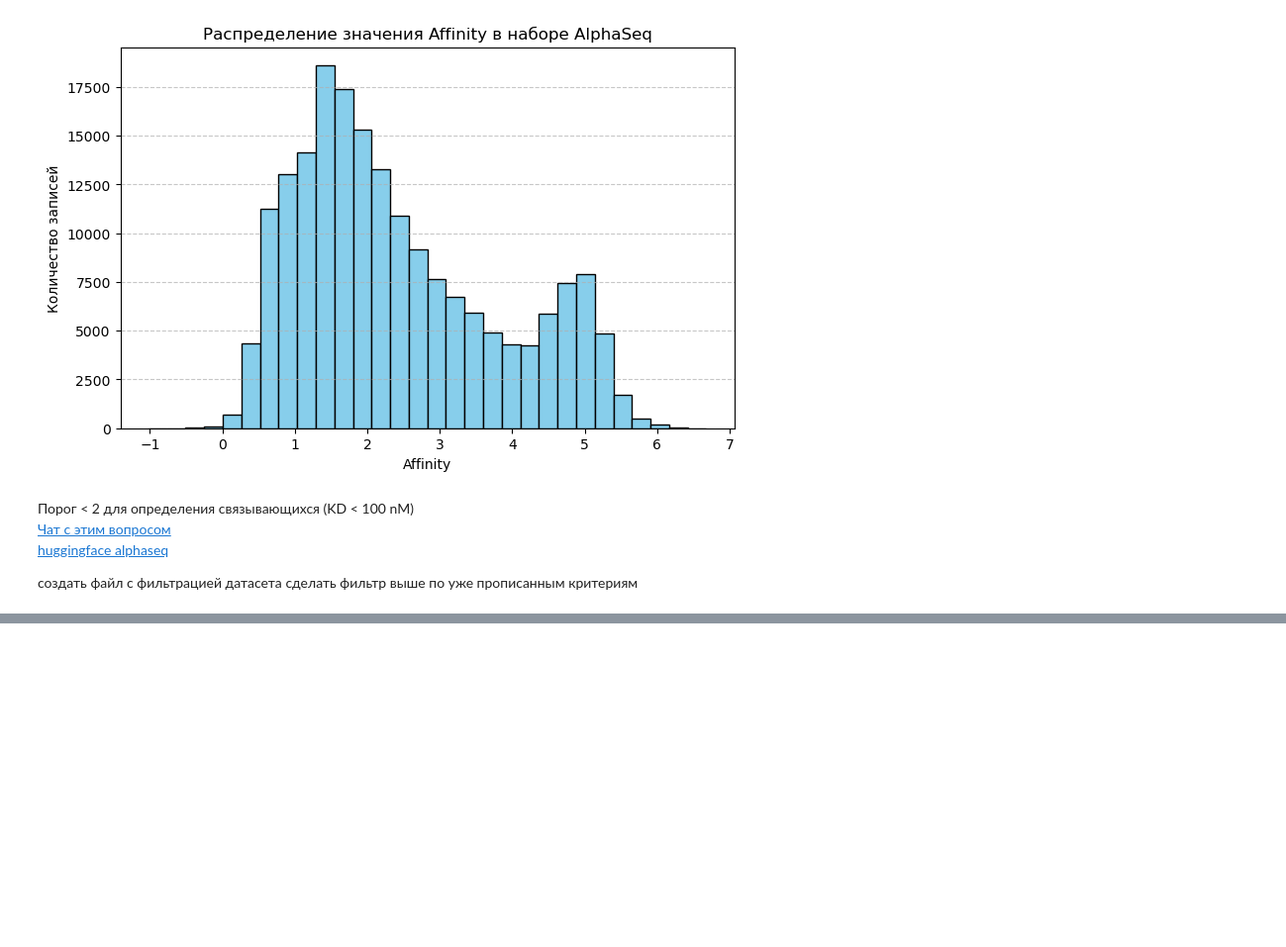
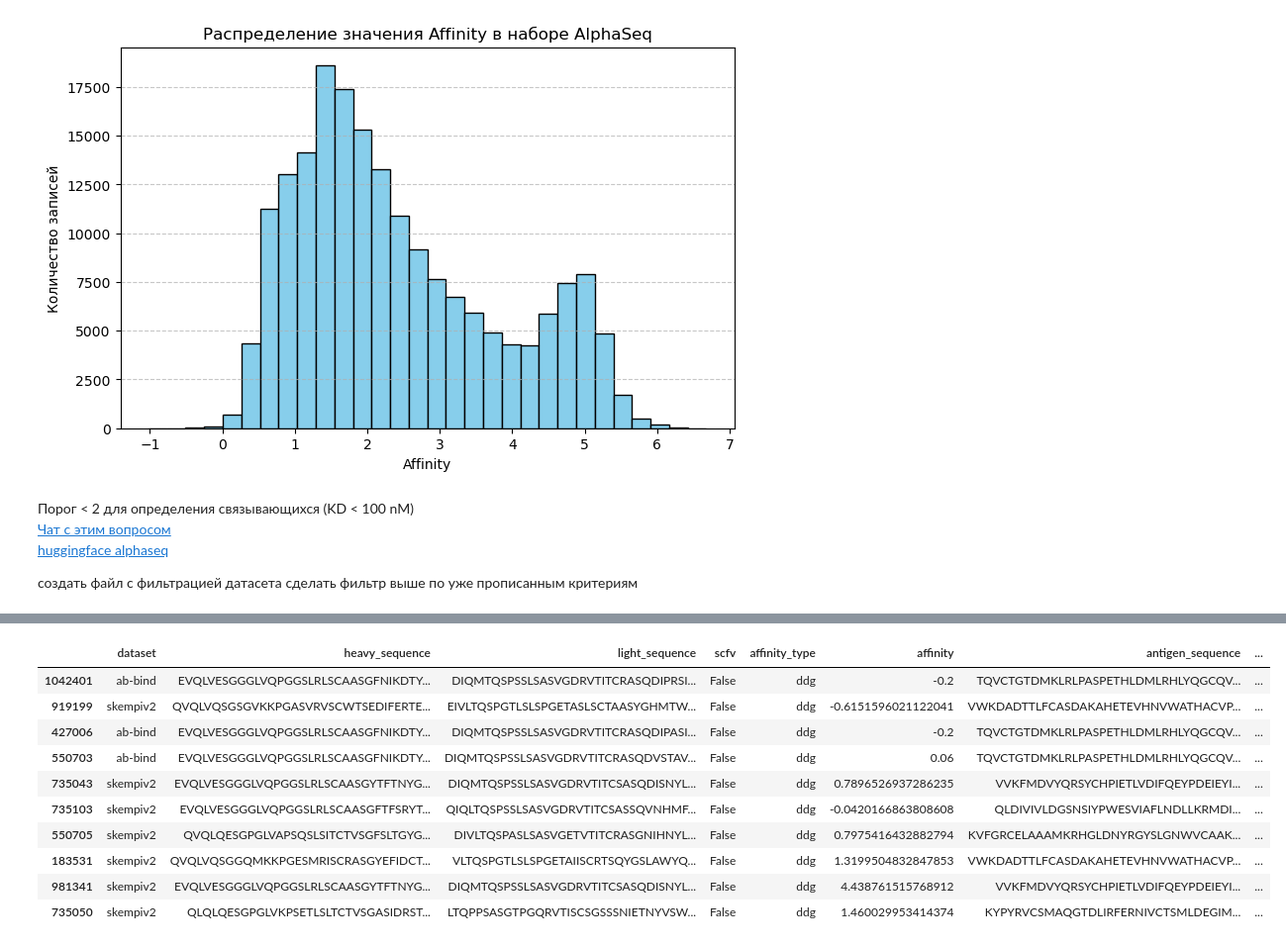
Before and after one commit to younggod2/llm-antibody-fv-generation, a Jupyter notebook: data/EDA/affinity_thresholds.ipynb, the cells around one changed output, grey strips where cells are left out. Shown at 99% size. Cells and saved outputs as stored; diff of their text form; code cells hidden in the pictures; blank space fills up the shorter version.

```diff
--- a/data/EDA/affinity_thresholds.ipynb
+++ b/data/EDA/affinity_thresholds.ipynb
@@ -207,0 +453,16 @@ plt.show()
+# %%
+ddg_df = agab_df[agab_df["affinity_type"] == "ddg"].copy()
+# %%
+ddg_df.sample(10)
+# %% [output]
+|  | dataset | heavy_sequence | light_sequence | scfv | affinity_type | affinity | antigen_sequence | ... |
+| 1042401 | ab-bind | EVQLVESGGGLVQPGGSLRLSCAASGFNIKDTY... | DIQMTQSPSSLSASVGDRVTITCRASQDIPRSI... | False | ddg | -0.2 | TQVCTGTDMKLRLPASPETHLDMLRHLYQGCQV... | ... |
+| 919199 | skempiv2 | QVQLVQSGSGVKKPGASVRVSCWTSEDIFERTE... | EIVLTQSPGTLSLSPGETASLSCTAASYGHMTW... | False | ddg | -0.6151596021122041 | VWKDADTTLFCASDAKAHETEVHNVWATHACVP... | ... |
+| 427006 | ab-bind | EVQLVESGGGLVQPGGSLRLSCAASGFNIKDTY... | DIQMTQSPSSLSASVGDRVTITCRASQDIPASI... | False | ddg | -0.2 | TQVCTGTDMKLRLPASPETHLDMLRHLYQGCQV... | ... |
+| 550703 | ab-bind | EVQLVESGGGLVQPGGSLRLSCAASGFNIKDTY... | DIQMTQSPSSLSASVGDRVTITCRASQDVSTAV... | False | ddg | 0.06 | TQVCTGTDMKLRLPASPETHLDMLRHLYQGCQV... | ... |
+| 735043 | skempiv2 | EVQLVESGGGLVQPGGSLRLSCAASGYTFTNYG... | DIQMTQSPSSLSASVGDRVTITCSASQDISNYL... | False | ddg | 0.7896526937286235 | VVKFMDVYQRSYCHPIETLVDIFQEYPDEIEYI... | ... |
+| 735103 | skempiv2 | EVQLVESGGGLVQPGGSLRLSCAASGFTFSRYT... | QIQLTQSPSSLSASVGDRVTITCSASSQVNHMF... | False | ddg | -0.0420166863808608 | QLDIVIVLDGSNSIYPWESVIAFLNDLLKRMDI... | ... |
+| 550705 | skempiv2 | QVQLQESGPGLVAPSQSLSITCTVSGFSLTGYG... | DIVLTQSPASLSASVGETVTITCRASGNIHNYL... | False | ddg | 0.7975416432882794 | KVFGRCELAAAMKRHGLDNYRGYSLGNWVCAAK... | ... |
+| 183531 | skempiv2 | QVQLVQSGGQMKKPGESMRISCRASGYEFIDCT... | VLTQSPGTLSLSPGETAIISCRTSQYGSLAWYQ... | False | ddg | 1.3199504832847853 | VWKDADTTLFCASDAKAHETEVHNVWATHACVP... | ... |
+| 981341 | skempiv2 | EVQLVESGGGLVQPGGSLRLSCAASGYTFTNYG... | DIQMTQSPSSLSASVGDRVTITCSASQDISNYL... | False | ddg | 4.438761515768912 | VVKFMDVYQRSYCHPIETLVDIFQEYPDEIEYI... | ... |
+| 735050 | skempiv2 | QLQLQESGPGLVKPSETLSLTCTVSGASIDRST... | LTQPPSASGTPGQRVTISCSGSSSNIETNYVSW... | False | ddg | 1.460029953414374 | KYPYRVCSMAQGTDLIRFERNIVCTSMLDEGIM... | ... |
```
Also changed, not shown: parts of 14 cells of this notebook, 4 other files.
